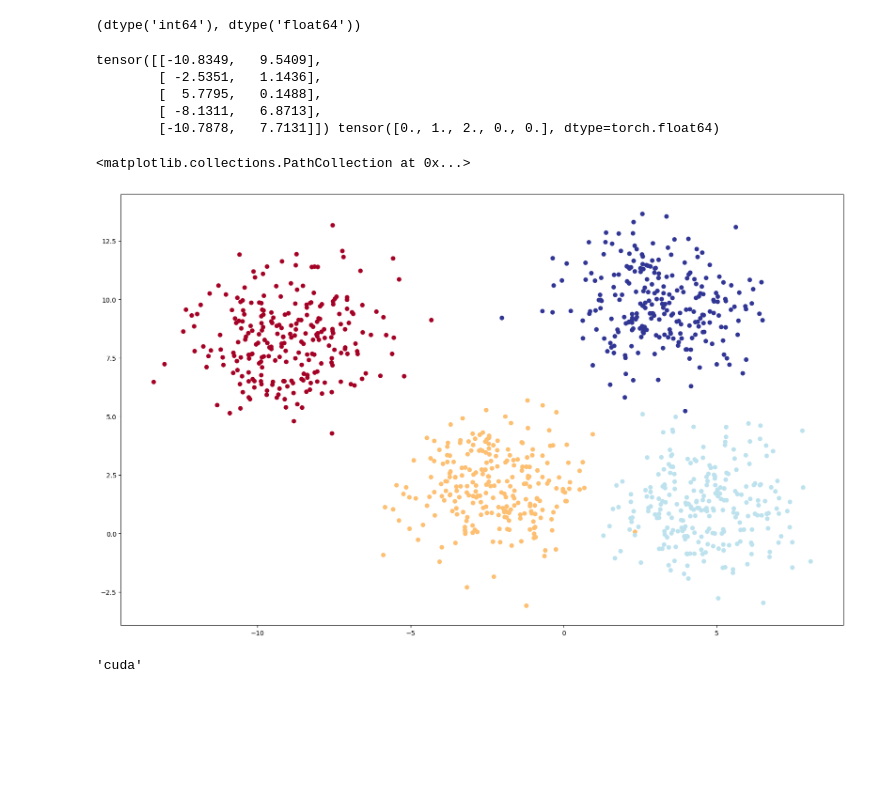
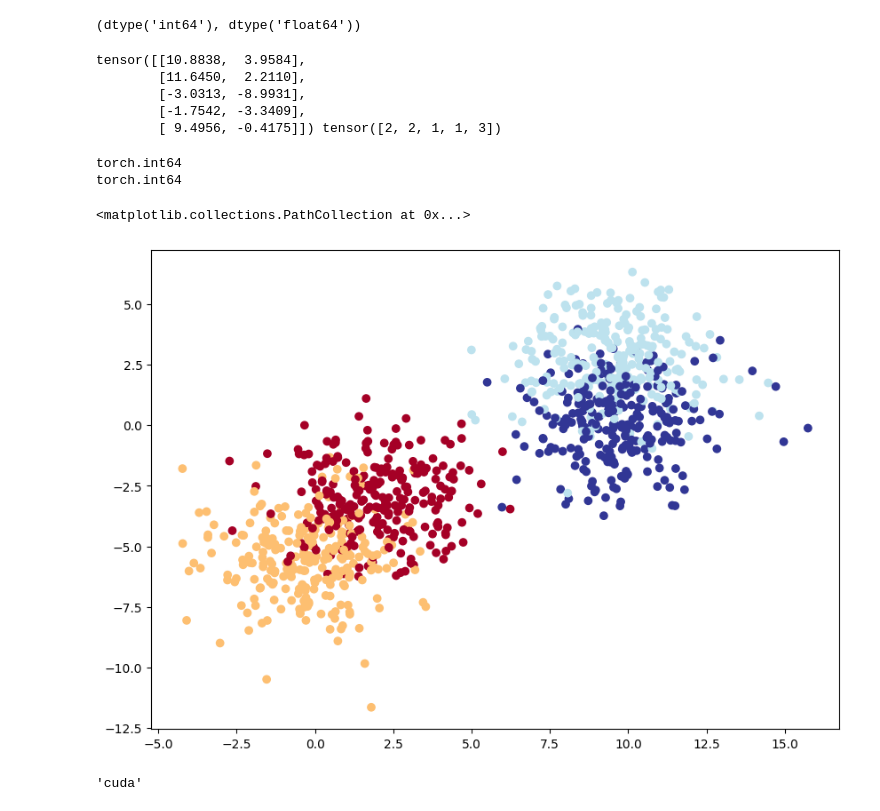
Before and after one commit to amanullahshah32/Deep-Learning, a Jupyter notebook: 02_PyTorch_Neural_Network_Classification.ipynb, the cells around one changed output. Cells and saved outputs as stored; diff of their text form; code cells hidden in the pictures; blank space fills up the shorter version.

```diff
--- a/02_PyTorch_Neural_Network_Classification.ipynb
+++ b/02_PyTorch_Neural_Network_Classification.ipynb
@@ -940,8 +940,8 @@ Random_Seed = 42
 
 # 1. Create a multi class data
 X_blob, y_blob = make_blobs(1000, # number of samples
-                            n_features= 2, # number of featuers
-                            centers = 4, # number of classes
+                            n_features= 4, # number of featuers
+                            centers = 6, # number of classes
                             cluster_std = 1.5, # give the clusters a little shake up (try changing this to 1.0, the deafault)                            random_state = 42
                             )
 # %%
@@ -951,24 +951,30 @@ y_blob.dtype, X_blob.dtype
 # %%
 # 2. Turn data into tensors
 X_blob = torch.from_numpy(X_blob).type(torch.float32)
-y_blob = torch.from_numpy(y_blob).type(torch.double)
+y_blob = torch.from_numpy(y_blob).type(torch.long)
 print(X_blob[:5], y_blob[:5])
 # %% [output]
-tensor([[-10.8349,   9.5409],
-        [ -2.5351,   1.1436],
-        [  5.7795,   0.1488],
-        [ -8.1311,   6.8713],
-        [-10.7878,   7.7131]]) tensor([0., 1., 2., 0., 0.], dtype=torch.float64)
+tensor([[10.8838,  3.9584],
+        [11.6450,  2.2110],
+        [-3.0313, -8.9931],
+        [-1.7542, -3.3409],
+        [ 9.4956, -0.4175]]) tensor([2, 2, 1, 1, 3])
 # %%
 # 3. Split into train and test sets
 X_blob_train, X_blob_test, y_blob_train, y_blob_test = train_test_split(X_blob, y_blob, test_size = 0.2, random_state = 42) # ,shuffle = True
+# %%
+print(y_blob_train.dtype)  # Should be torch.int64 (LongTensor)
+print(y_blob_test.dtype)   # Should be torch.int64 (LongTensor)
+# %% [output]
+torch.int64
+torch.int64
 # %%
 # 4. Plot data
-plt.figure(figsize=(20,12))
+plt.figure(figsize=(10, 7))
 plt.scatter(X_blob[:, 0], X_blob[:, 1], c=y_blob, cmap=plt.cm.RdYlBu)
 # %% [output]
 <matplotlib.collections.PathCollection at 0x...>
-[figure, old version]
+[figure, new version]
 # %%
 device
 # %% [output]
```
Also changed, not shown: parts of 12 cells of this notebook.
